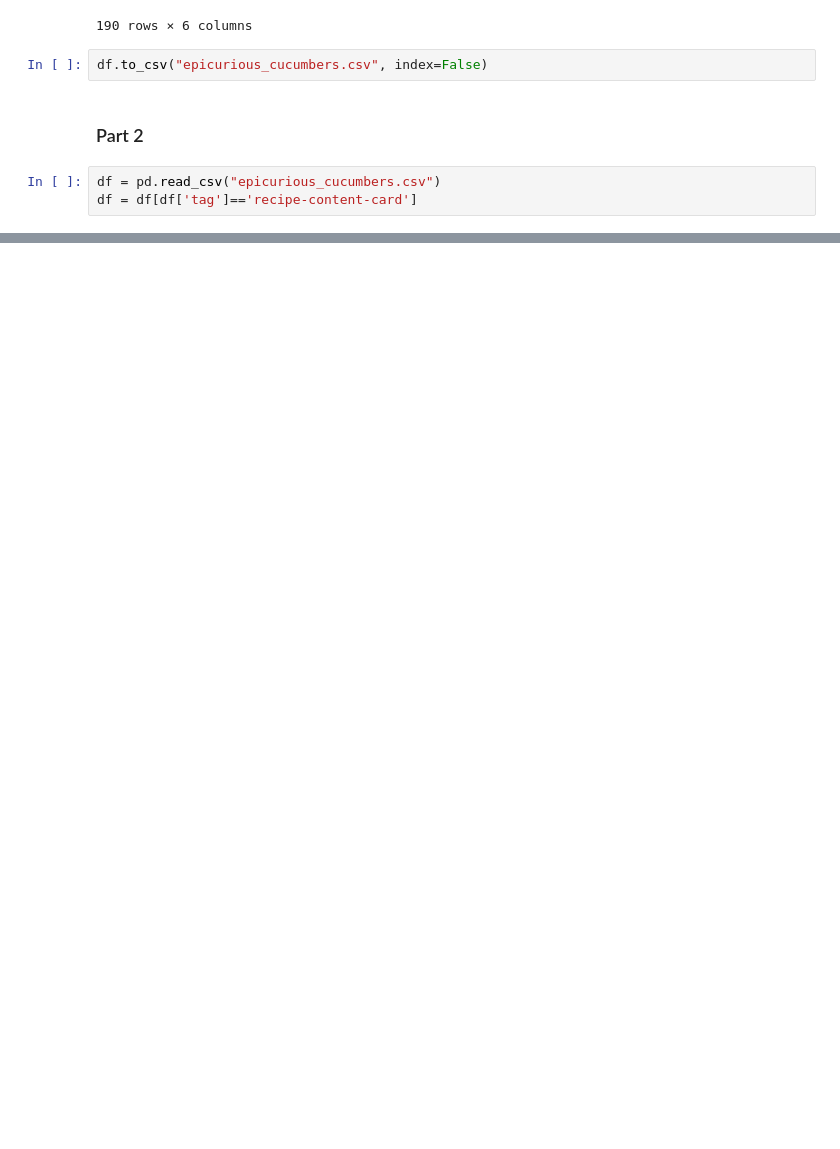
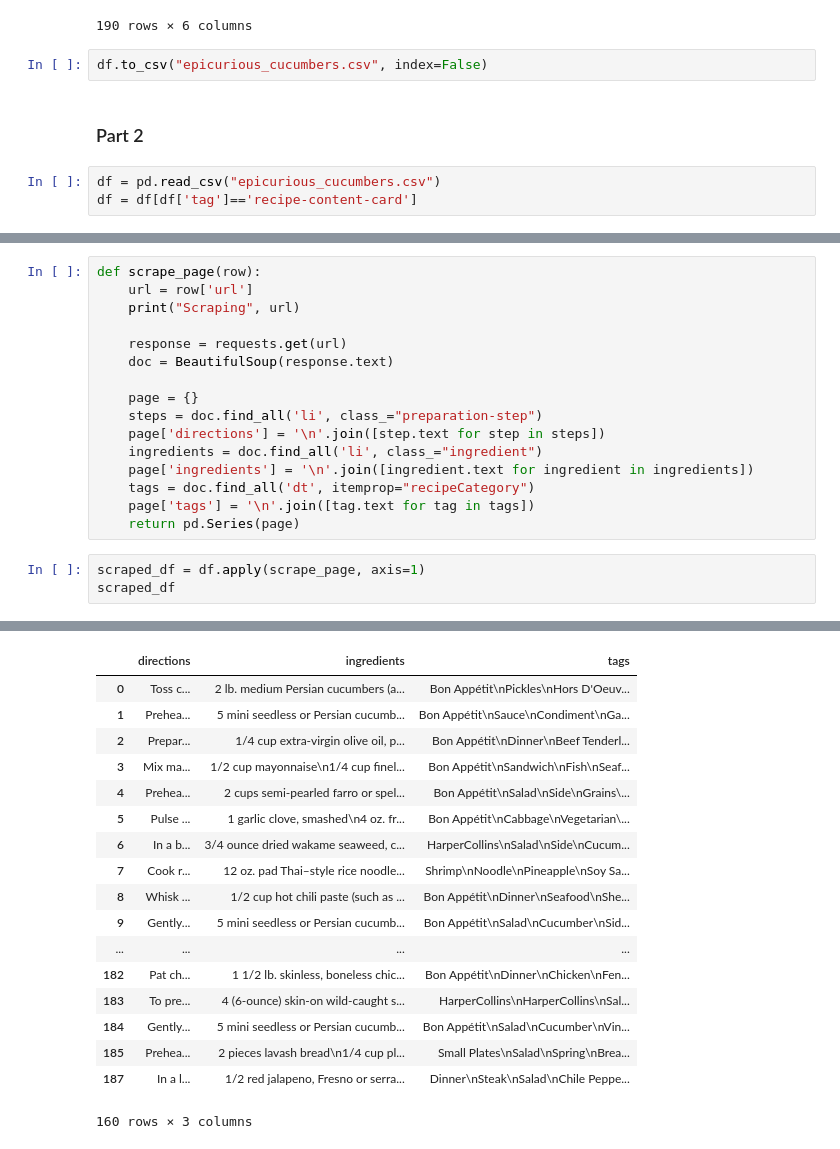
Before and after one commit to Humera97/Homework, a Jupyter notebook: Homework 9/Epicurious.ipynb, the cells around one changed output, grey strips where cells are left out. Cells and saved outputs as stored; diff of their text form; blank space fills up the shorter version.

```diff
--- a/Homework 9/Epicurious.ipynb
+++ b/Homework 9/Epicurious.ipynb
@@ -105,0 +70,20 @@ Length: 160, dtype: object
+# %%
+def scrape_page(row):
+    url = row['url']
+    print("Scraping", url)
+
+    response = requests.get(url)
+    doc = BeautifulSoup(response.text)
+
+    page = {}
+    steps = doc.find_all('li', class_="preparation-step")
+    page['directions'] = '\n'.join([step.text for step in steps])
+    ingredients = doc.find_all('li', class_="ingredient")
+    page['ingredients'] = '\n'.join([ingredient.text for ingredient in ingredients])
+    tags = doc.find_all('dt', itemprop="recipeCategory")
+    page['tags'] = '\n'.join([tag.text for tag in tags])
+    return pd.Series(page)
+# %%
+scraped_df = df.apply(scrape_page, axis=1)
+scraped_df
+# %% [output]
@@ -105,0 +107,18 @@ Length: 160, dtype: object
+|  | directions | ingredients | tags |
+| 0 | Toss c... | 2 lb. medium Persian cucumbers (a... | Bon Appétit\nPickles\nHors D'Oeuv... |
+| 1 | Prehea... | 5 mini seedless or Persian cucumb... | Bon Appétit\nSauce\nCondiment\nGa... |
+| 2 | Prepar... | 1/4 cup extra-virgin olive oil, p... | Bon Appétit\nDinner\nBeef Tenderl... |
+| 3 | Mix ma... | 1/2 cup mayonnaise\n1/4 cup finel... | Bon Appétit\nSandwich\nFish\nSeaf... |
+| 4 | Prehea... | 2 cups semi-pearled farro or spel... | Bon Appétit\nSalad\nSide\nGrains\... |
+| 5 | Pulse ... | 1 garlic clove, smashed\n4 oz. fr... | Bon Appétit\nCabbage\nVegetarian\... |
+| 6 | In a b... | 3/4 ounce dried wakame seaweed, c... | HarperCollins\nSalad\nSide\nCucum... |
+| 7 | Cook r... | 12 oz. pad Thai–style rice noodle... | Shrimp\nNoodle\nPineapple\nSoy Sa... |
+| 8 | Whisk ... | 1/2 cup hot chili paste (such as ... | Bon Appétit\nDinner\nSeafood\nShe... |
+| 9 | Gently... | 5 mini seedless or Persian cucumb... | Bon Appétit\nSalad\nCucumber\nSid... |
+| ... | ... | ... | ... |
+| 182 | Pat ch... | 1 1/2 lb. skinless, boneless chic... | Bon Appétit\nDinner\nChicken\nFen... |
+| 183 | To pre... | 4 (6-ounce) skin-on wild-caught s... | HarperCollins\nHarperCollins\nSal... |
+| 184 | Gently... | 5 mini seedless or Persian cucumb... | Bon Appétit\nSalad\nCucumber\nVin... |
+| 185 | Prehea... | 2 pieces lavash bread\n1/4 cup pl... | Small Plates\nSalad\nSpring\nBrea... |
+| 187 | In a l... | 1/2 red jalapeno, Fresno or serra... | Dinner\nSteak\nSalad\nChile Peppe... |
+160 rows × 3 columns
```
Also changed, not shown: parts of 4 cells of this notebook, 2 other files.
